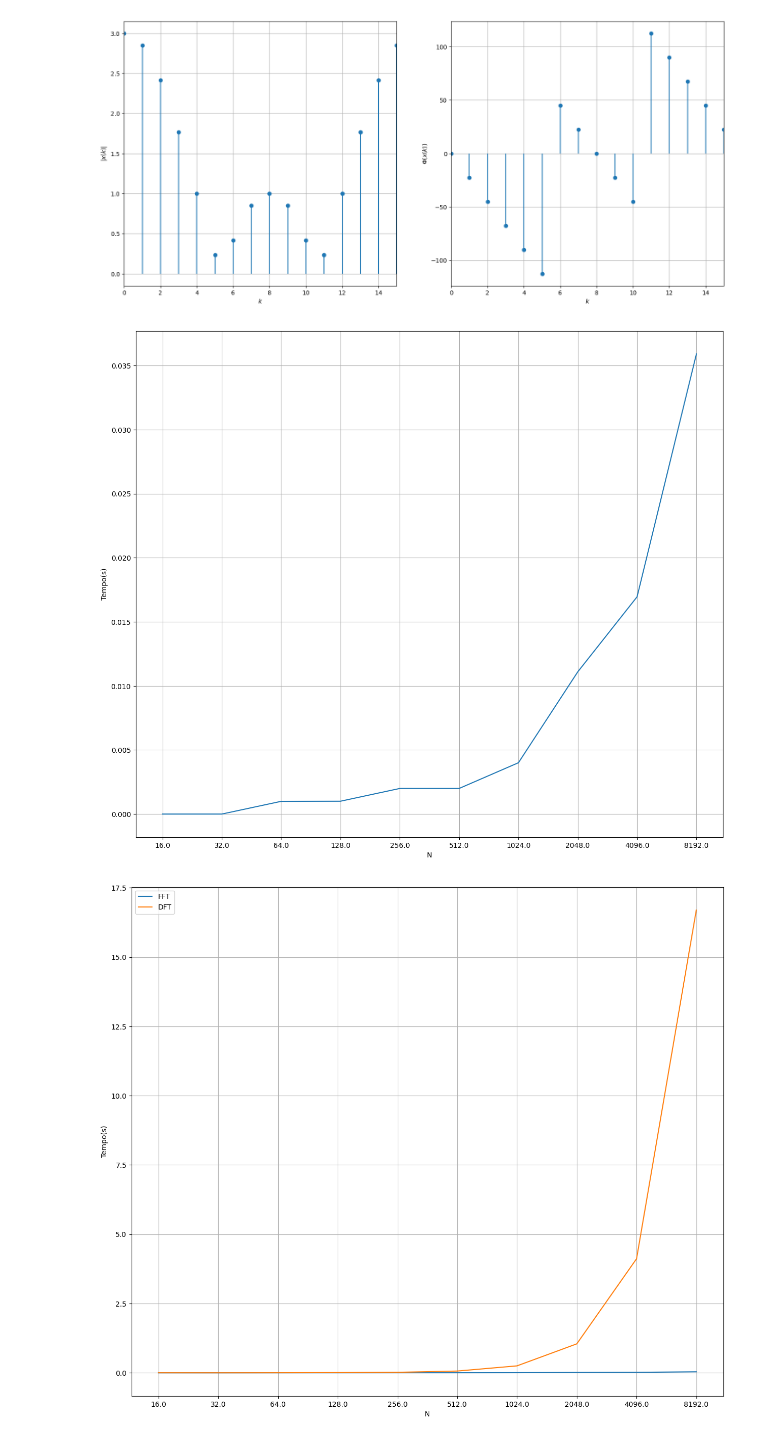
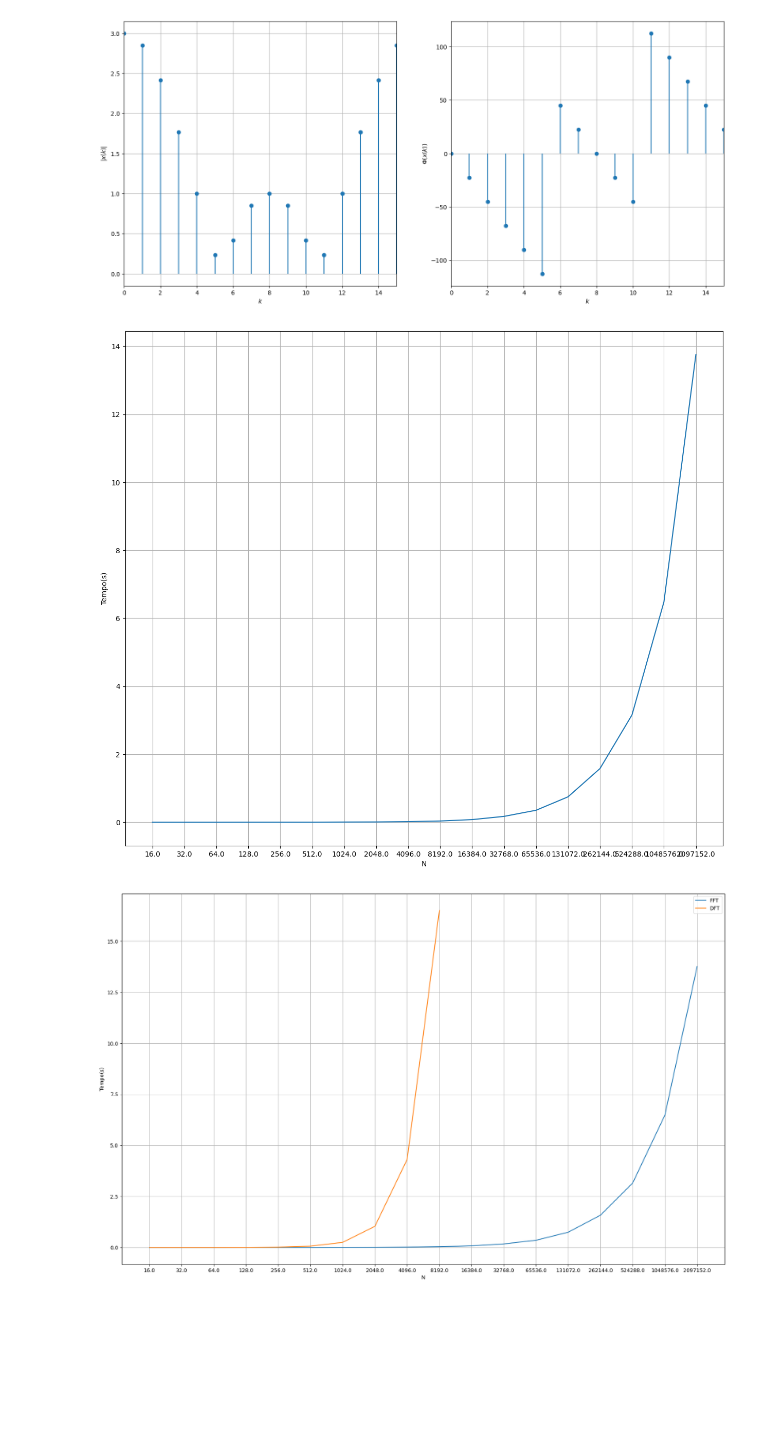
Before and after one commit to EriCand-Ss/PDS, a Jupyter notebook: DFT FFT/DTFD DFT FFT.ipynb, the cells around one changed output. Drawn from its saved outputs; the diff is of its cells as text; code cells hidden in the pictures; blank space fills up the shorter version.

```diff
--- a/DFT FFT/DTFD DFT FFT.ipynb
+++ b/DFT FFT/DTFD DFT FFT.ipynb
@@ -62,7 +62,7 @@ def dtfd(function):
 
     return omega, soma
 # %%
-x, y =porta(1,1,1,0,15)
+x, y =porta(0,2,1,0,15)
 
 # x, y = cos_amostrado(40,240)
 
@@ -170,7 +170,7 @@ baseline.set_visible(False)
 # %% [markdown]
 ## Tempo gasto para execução do algoritmo
 # %%
-x, y =porta(1,8,1,0,10)
+x, y =porta(0,2,1,0,15)
 
 # aproximacao para cima de 2^aprox.
 # Se o sinal tem tamanho 12, a potencia de dois mais proxima eh 16 = 2^5. Aprox = 5
@@ -354,8 +354,8 @@ baseline.set_visible(False)
 # %% [output]
 [figure]
 # %%
-qtd_testes = 10
-inicio = 16
+qtd_testes = 18
+N = 16
 indice = mt.ceil(np.log2(N))
 
 vetor_N_fft = np.array([])
@@ -366,7 +366,7 @@ for i in range (qtd_testes):
     #tempo imediatamente antes de executar a FFT
     inicio = time.time()
 
-    x, y =porta(1,8,1,0,2**(i + indice))
+    x, y =porta(0,2,1,0,2**(i + indice))
     fft = functionFFT(y)
     #tempo imediatamente depois de executar a FFT
     final = time.time()
@@ -382,16 +382,16 @@ plt.xlabel("N")
 plt.ylabel("Tempo(s)")
 plt.grid(True)
 # %% [output]
-[figure, old version]
+[figure, new version]
 # %%
-plt.figure(figsize=(15,13))
+plt.figure(figsize=(21,13))
 plt.plot(vetor_N_fft,vetor_tempo_fft, label="FFT")
 plt.plot(vetor_N,vetor_tempo, label="DFT")
 plt.xscale('log', base=2)
 plt.xticks(vetor_N_fft, [str(val) for val in vetor_N_fft])
 plt.xlabel("N")
 plt.ylabel("Tempo(s)")
 plt.legend()
 plt.grid(True)
 # %% [output]
-[figure, old version]
+[figure, new version]
```
Also changed, not shown: parts of 4 cells of this notebook.
